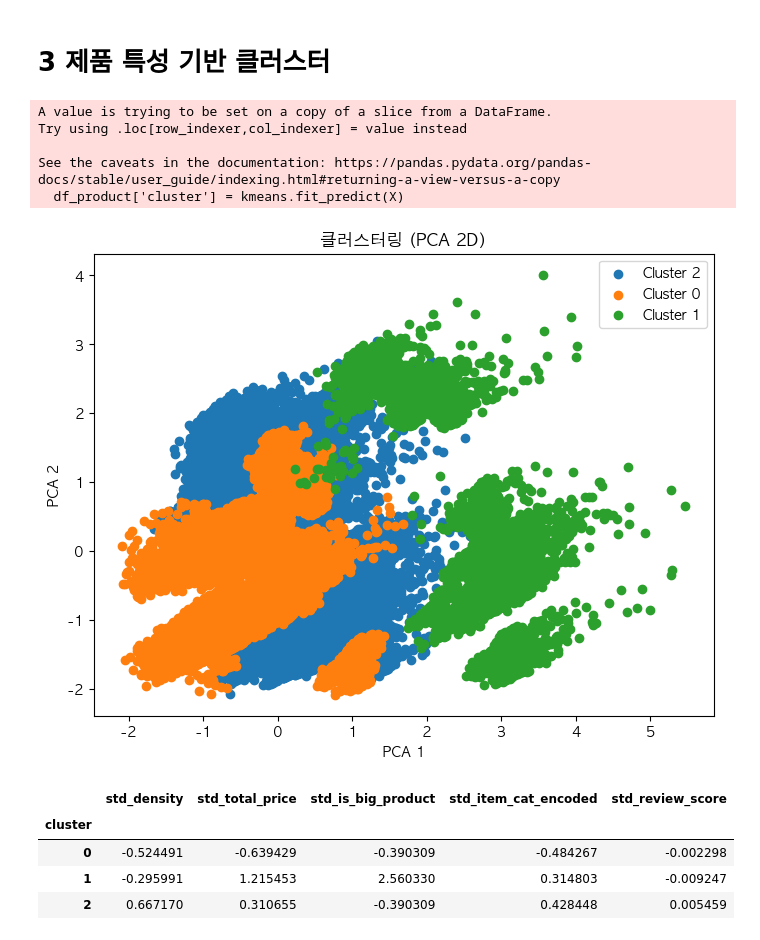
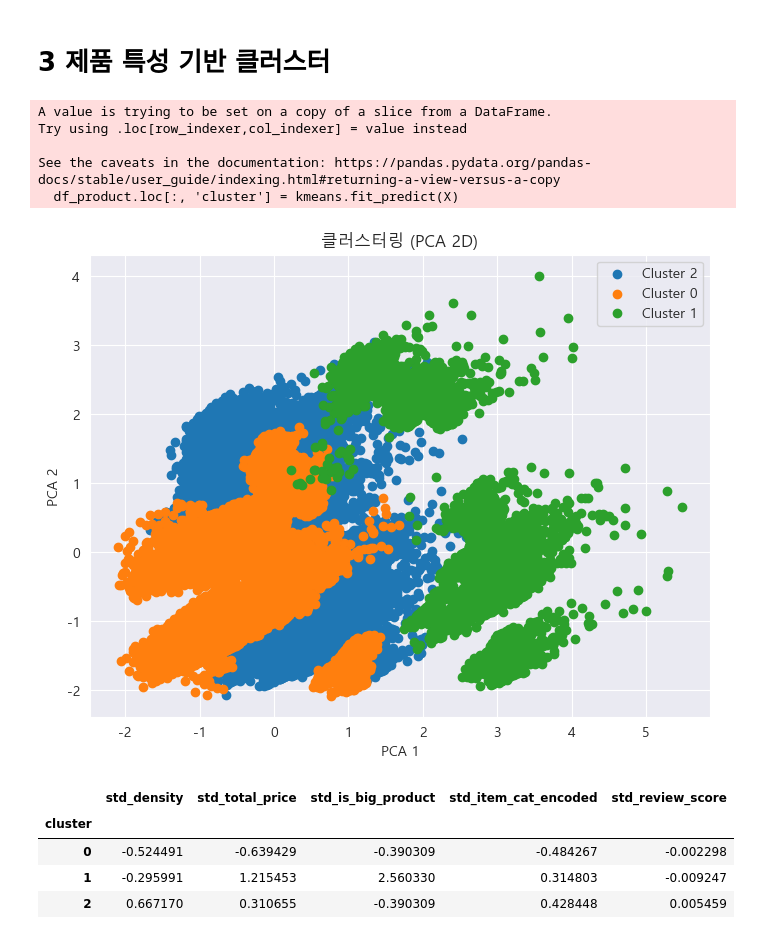
Before and after one commit to sasangkyoo/Marketing_proj, a Jupyter notebook: EDA_12_market.ipynb, the cells around one changed output. Cells and saved outputs as stored; diff of their text form; code cells hidden in the pictures.

```diff
--- a/EDA_12_market.ipynb
+++ b/EDA_12_market.ipynb
@@ -1198,14 +1160,9 @@ VIP/로열티 프로그램 강화
 → 승인 지연에 대한 사과 및 재구매 유도
 # %% [markdown]
 # 3 제품 특성 기반 클러스터
-# %%
-import matplotlib.pyplot as plt
-from matplotlib import rc
-
-rc('font', family='AppleGothic')
-plt.rcParams['axes.unicode_minus'] = False
 # %%
 # 5개 변수 선택
+df_product = df_product.copy()
 X = df_product[[
     'std_density',
     'std_total_price',
@@ -1216,36 +1173,36 @@ X = df_product[[
 
 # 클러스터링
 kmeans = KMeans(n_clusters=3, random_state=42)
-df_product['cluster'] = kmeans.fit_predict(X)
+df_product.loc[:, 'cluster'] = kmeans.fit_predict(X)
 
 # PCA로 2D 시각화
 pca = PCA(n_components=2)
 X_pca = pca.fit_transform(X)
 
 plt.figure(figsize=(8,6))
 
 # 군집별로 반복하면서 점 찍고 범례 추가
 for cluster_num in df_product['cluster'].unique():
     mask = df_product['cluster'] == cluster_num
     plt.scatter(
         X_pca[mask, 0],
         X_pca[mask, 1],
         label=f'Cluster {cluster_num}'
     )
 
 plt.title("클러스터링 (PCA 2D)")
 plt.xlabel("PCA 1")
 plt.ylabel("PCA 2")
 plt.legend()
 plt.savefig(os.path.join(save_dir, "3clukmean.png"), dpi=300)
 plt.show()
 # %% [output]
 A value is trying to be set on a copy of a slice from a DataFrame.
 Try using .loc[row_indexer,col_indexer] = value instead
 
 See the caveats in the documentation: https://pandas.pydata.org/pandas-docs/stable/user_guide/indexing.html#returning-a-view-versus-a-copy
-  df_product['cluster'] = kmeans.fit_predict(X)
+  df_product.loc[:, 'cluster'] = kmeans.fit_predict(X)
-[figure, old version]
+[figure, new version]
 # %%
 df_product.groupby('cluster').mean()
 # %% [output]
```
Also changed, not shown: parts of 31 cells of this notebook.
